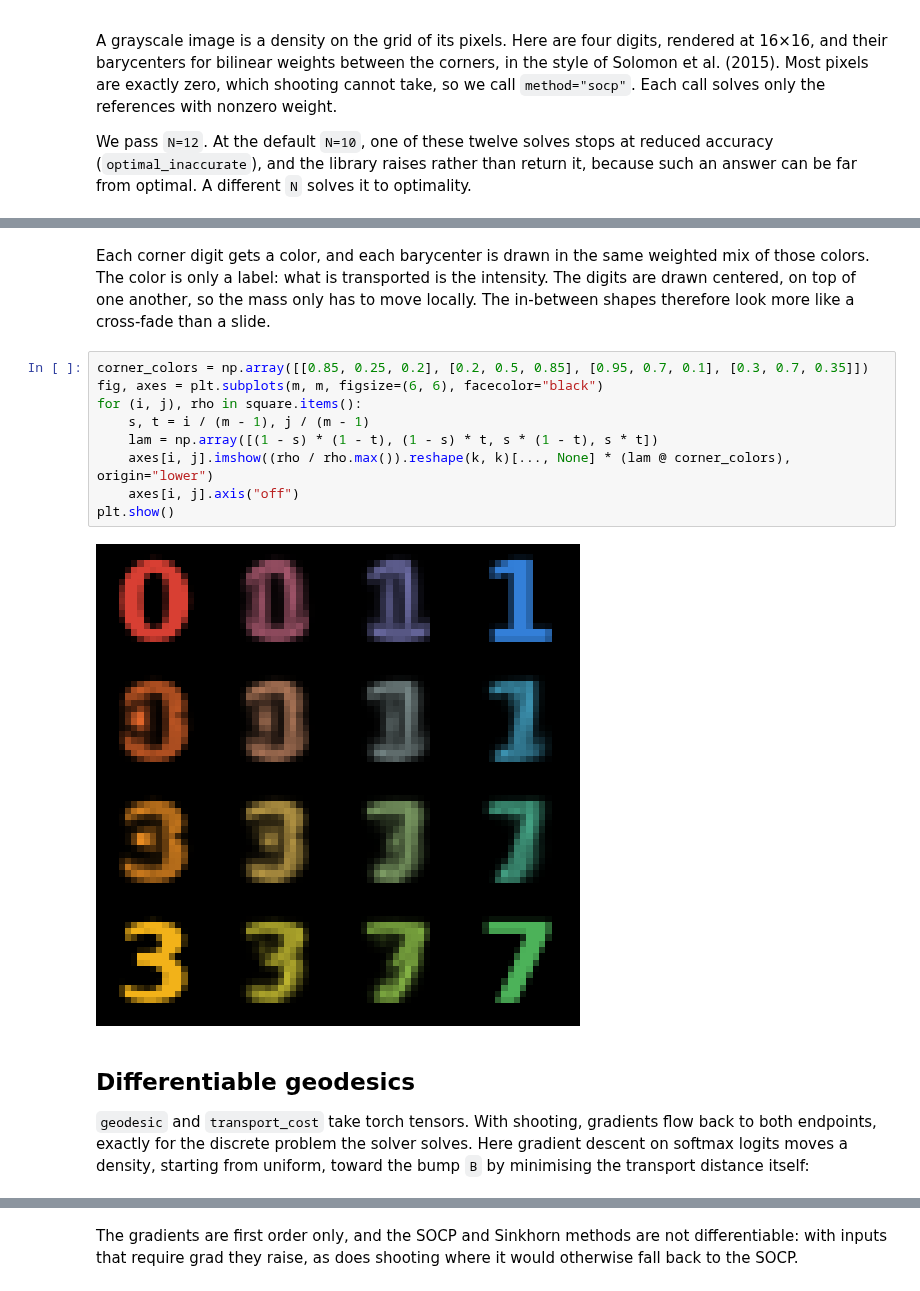
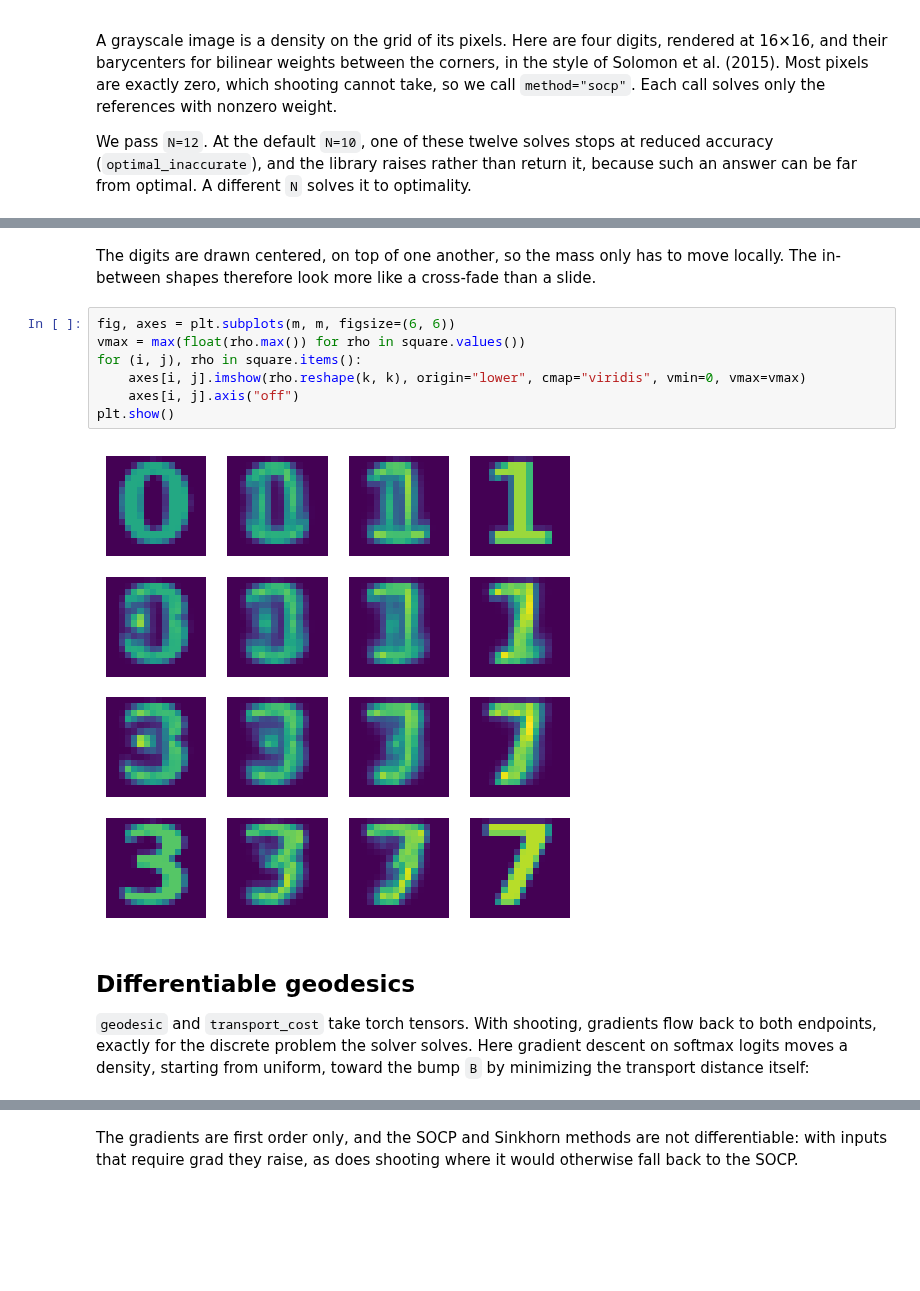
Before and after one commit to dcgentile/graphtransport-py, a Jupyter notebook: notebooks/demo.ipynb, the cells around one changed output, grey strips where cells are left out. Drawn from its saved outputs; the diff is of its cells as text; blank space fills up the shorter version.

```diff
--- a/notebooks/demo.ipynb
+++ b/notebooks/demo.ipynb
@@ -322,25 +322,21 @@ print(f"{m * m - 4} barycenters in {time.perf_counter() - t0:.0f} s")
 # %% [markdown]
-Each corner digit gets a color, and each barycenter is drawn in the same weighted mix of those
-colors. The color is only a label: what is transported is the intensity. The digits are drawn
-centered, on top of one another, so the mass only has to move locally. The in-between shapes
-therefore look more like a cross-fade than a slide.
+The digits are drawn centered, on top of one another, so the mass only has to move locally.
+The in-between shapes therefore look more like a cross-fade than a slide.
 # %%
-corner_colors = np.array([[0.85, 0.25, 0.2], [0.2, 0.5, 0.85], [0.95, 0.7, 0.1], [0.3, 0.7, 0.35]])
-fig, axes = plt.subplots(m, m, figsize=(6, 6), facecolor="black")
+fig, axes = plt.subplots(m, m, figsize=(6, 6))
+vmax = max(float(rho.max()) for rho in square.values())
 for (i, j), rho in square.items():
-    s, t = i / (m - 1), j / (m - 1)
-    lam = np.array([(1 - s) * (1 - t), (1 - s) * t, s * (1 - t), s * t])
-    axes[i, j].imshow((rho / rho.max()).reshape(k, k)[..., None] * (lam @ corner_colors), origin="lower")
+    axes[i, j].imshow(rho.reshape(k, k), origin="lower", cmap="viridis", vmin=0, vmax=vmax)
     axes[i, j].axis("off")
 plt.show()
 # %% [output]
-[figure, old version]
+[figure, new version]
 # %% [markdown]
 ## Differentiable geodesics
 
 `geodesic` and `transport_cost` take torch tensors. With shooting, gradients flow back to both endpoints,
 exactly for the discrete problem the solver solves. Here gradient descent on softmax logits moves a
-density, starting from uniform, toward the bump `B` by minimising the transport distance itself:
+density, starting from uniform, toward the bump `B` by minimizing the transport distance itself:
 # %%
 pi = torch.tensor(G.pi)
 target = torch.tensor(B)
```
Also changed, not shown: parts of 9 cells of this notebook, 12 other files.
